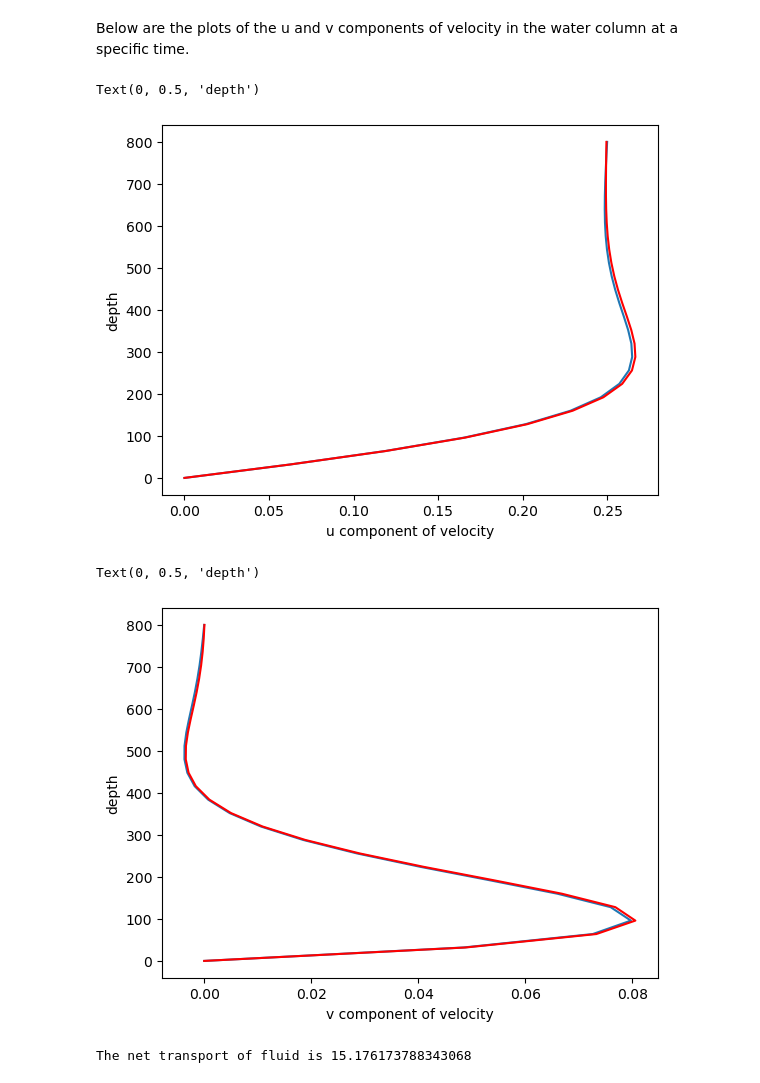
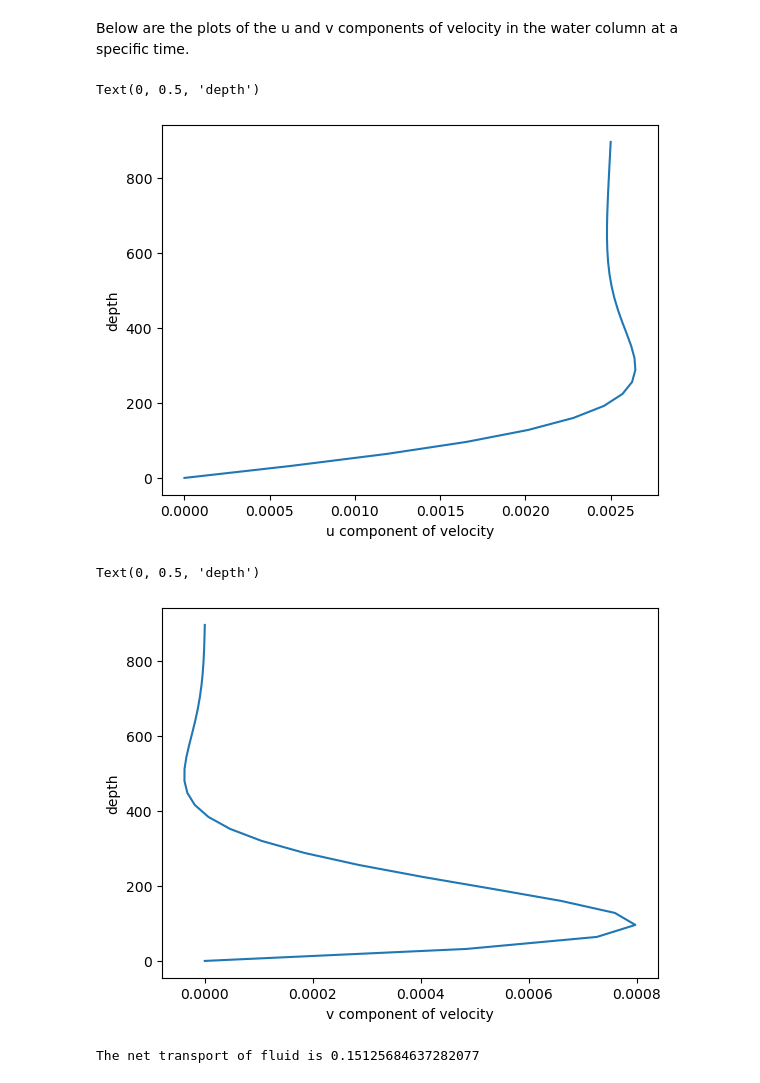
Before and after one commit to loganpknudsen/deep_ekman, a Jupyter notebook: Bottom_Ekman_Layer_1D_Model_Adams_Bashforth_super_high_res.ipynb, the cells around one changed output. Drawn from its saved outputs; the diff is of its cells as text; code cells hidden in the pictures.

```diff
--- a/Bottom_Ekman_Layer_1D_Model_Adams_Bashforth_super_high_res.ipynb
+++ b/Bottom_Ekman_Layer_1D_Model_Adams_Bashforth_super_high_res.ipynb
@@ -42,8 +42,8 @@ def dvdt(t,u,f,vE,dvdz,u_bar):
     return out
 # %%
 dz = 32 # vertical resolution
-z = np.arange(0,800.001,dz) # calculate vertical points
-u_bar = 0.25 # mean flow away from Ekman Layer
+z = np.arange(0,896.001,dz) # calculate vertical points
+u_bar = 0.0025 # mean flow away from Ekman Layer
 u_prev = np.append(0,u_bar*np.ones(z.shape[0]-1)) # define initial conditions
 v_prev = 0*np.ones(z.shape[0])
 data_u = np.array([u_prev]).T # store initial conditions in a numpy array
@@ -121,23 +121,23 @@ Below are the plots of the u and v components of velocity in the water column at
 # %%
 # zn = np.arange(0,101.1,2)
 plt.plot(data_u[:,-1],z)
-plt.plot(u_bar*(1-np.exp(-z/d)*np.cos(z/d)),z,c="r")
+# plt.plot(u_bar*(1-np.exp(-z/d)*np.cos(z/d)),z,c="r") # exact solution
 plt.xlabel("u component of velocity")
 plt.ylabel("depth")
 # %% [output]
 Text(0, 0.5, 'depth')
-[figure, old version]
+[figure, new version]
 # %%
 # plt.plot(data_v[-1,0:400],z[0:400])
 plt.plot(data_v[:,-1],z)
-plt.plot(u_bar*np.exp(-z/d)*np.sin(z/d),z,c="r")
+# plt.plot(u_bar*np.exp(-z/d)*np.sin(z/d),z,c="r") # exact solution
 plt.xlabel("v component of velocity")
 plt.ylabel("depth")
 # %% [output]
 Text(0, 0.5, 'depth')
-[figure, old version]
+[figure, new version]
 # %%
 V = np.sum(dz*data_v[:,-1])
 print(f"The net transport of fluid is {V}")
 # %% [output]
-The net transport of fluid is 15.176173788343068
+The net transport of fluid is 0.15125684637282077
```
Also changed, not shown: parts of 2 cells of this notebook, 2 other files.
